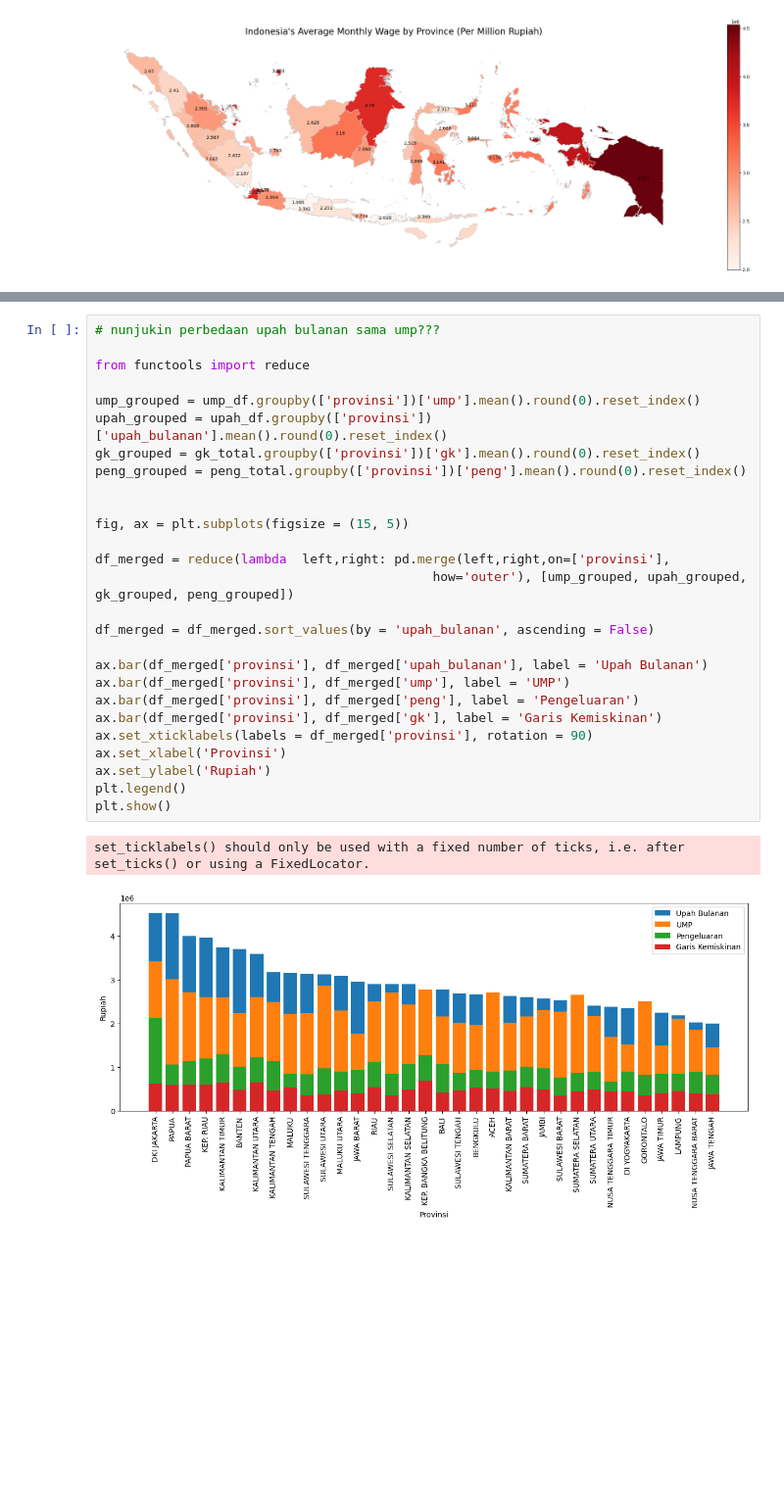
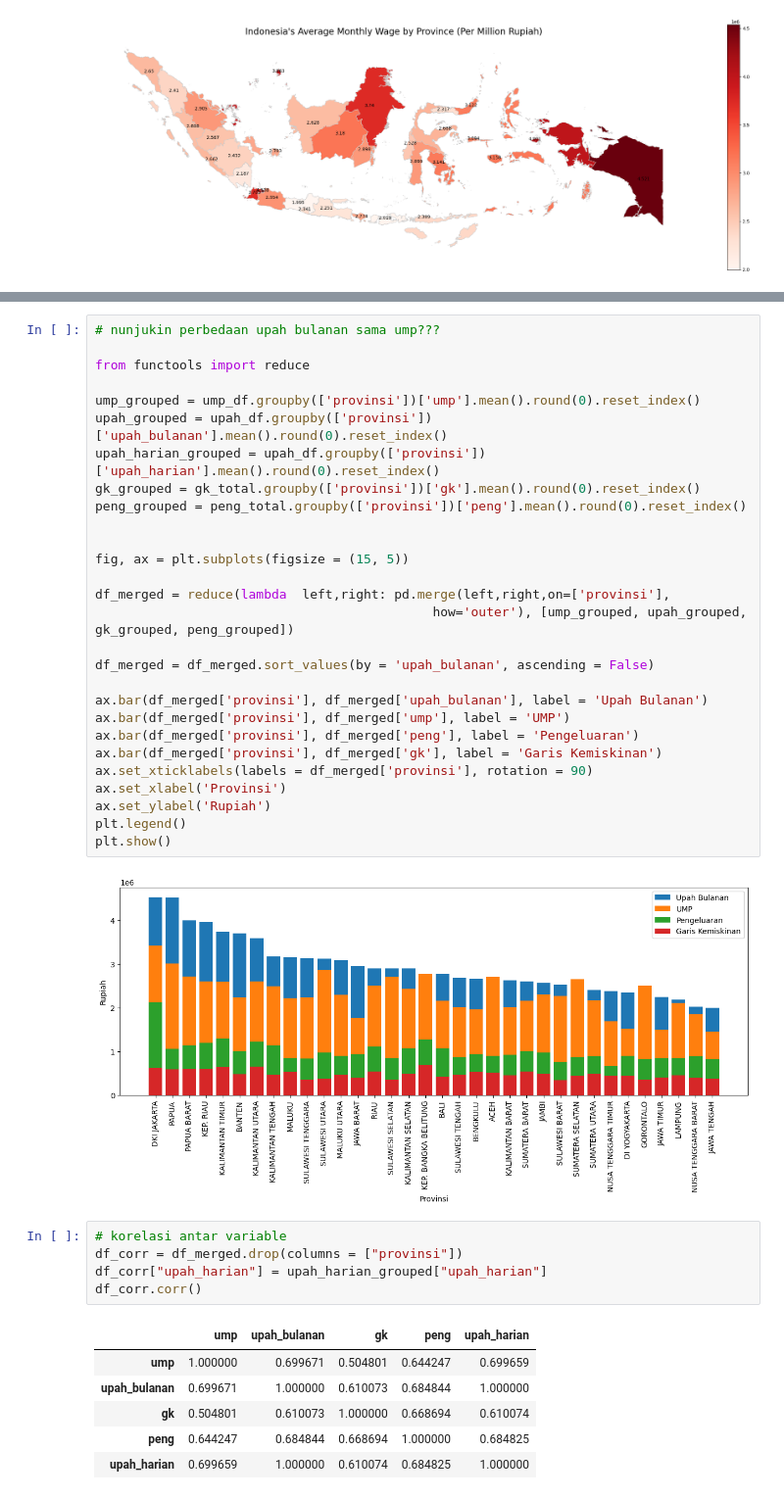
Before and after one commit to owencwijaya/tubes-01-visdat, a Jupyter notebook: dataset-kesejahteraan.ipynb, the cells around one changed output, grey strips where cells are left out. Shown at 98% size. Drawn from its saved outputs; the diff is of its cells as text; blank space fills up the shorter version.

```diff
--- a/dataset-kesejahteraan.ipynb
+++ b/dataset-kesejahteraan.ipynb
@@ -566,6 +547,7 @@ from functools import reduce
 
 ump_grouped = ump_df.groupby(['provinsi'])['ump'].mean().round(0).reset_index()
 upah_grouped = upah_df.groupby(['provinsi'])['upah_bulanan'].mean().round(0).reset_index()
+upah_harian_grouped = upah_df.groupby(['provinsi'])['upah_harian'].mean().round(0).reset_index()
 gk_grouped = gk_total.groupby(['provinsi'])['gk'].mean().round(0).reset_index()
 peng_grouped = peng_total.groupby(['provinsi'])['peng'].mean().round(0).reset_index()
 
@@ -587,5 +569,16 @@ ax.set_ylabel('Rupiah')
 plt.legend()
 plt.show()
 # %% [output]
-set_ticklabels() should only be used with a fixed number of ticks, i.e. after set_ticks() or using a FixedLocator.
 [figure]
+# %%
+# korelasi antar variable
+df_corr = df_merged.drop(columns = ["provinsi"])
+df_corr["upah_harian"] = upah_harian_grouped["upah_harian"]
+df_corr.corr()
+# %% [output]
+|  | ump | upah_bulanan | gk | peng | upah_harian |
+| ump | 1.000000 | 0.699671 | 0.504801 | 0.644247 | 0.699659 |
+| upah_bulanan | 0.699671 | 1.000000 | 0.610073 | 0.684844 | 1.000000 |
+| gk | 0.504801 | 0.610073 | 1.000000 | 0.668694 | 0.610074 |
+| peng | 0.644247 | 0.684844 | 0.668694 | 1.000000 | 0.684825 |
+| upah_harian | 0.699659 | 1.000000 | 0.610074 | 0.684825 | 1.000000 |
```
Also changed, not shown: parts of 4 cells of this notebook.
